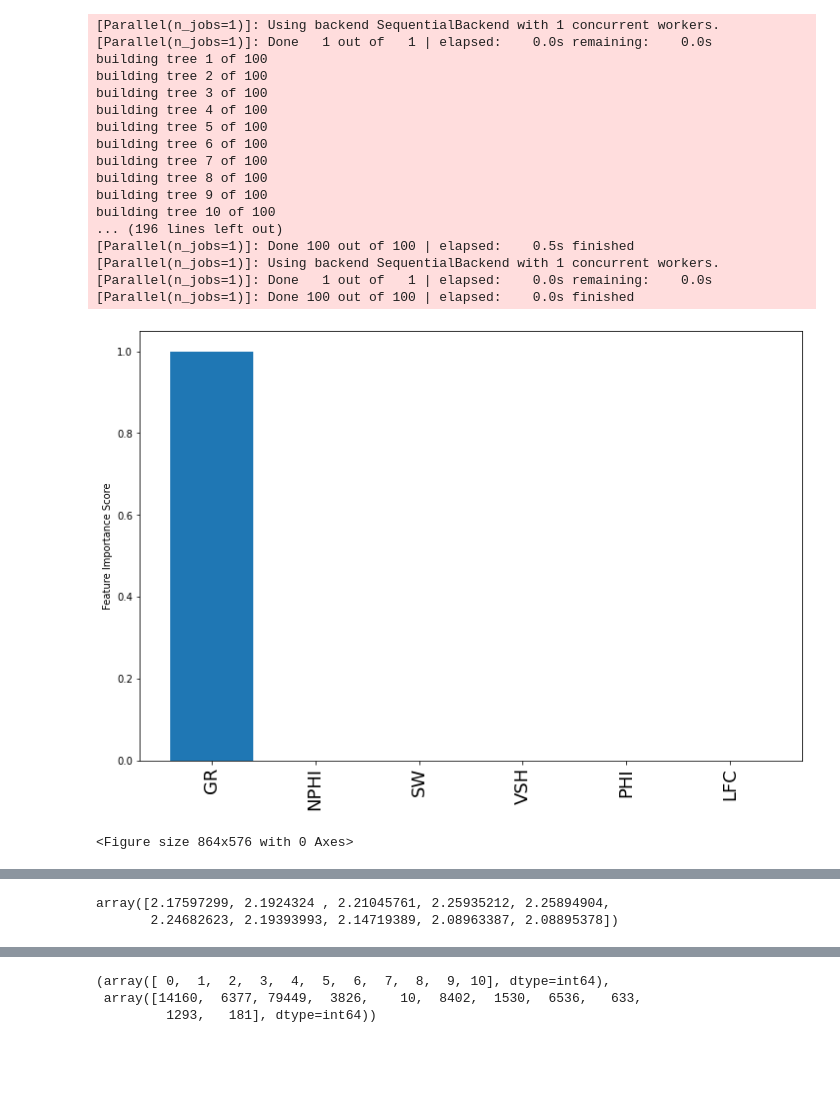
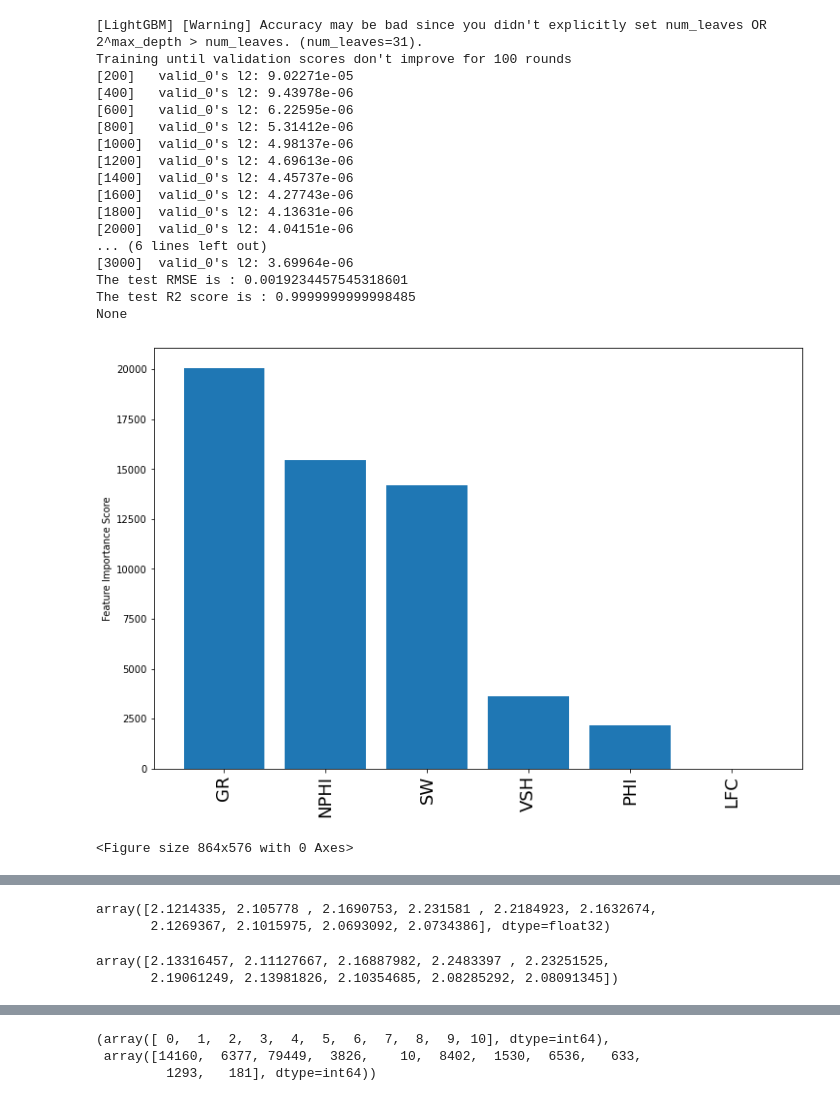
Before and after one commit to olawaleibrahim/petroeval, a Jupyter notebook: petroeval/Tutorial_ML.ipynb, the cells around one changed output, grey strips where cells are left out. Drawn from its saved outputs; the diff is of its cells as text; code cells hidden in the pictures; blank space fills up the shorter version.

Commit message:
lightgbm testing

```diff
--- a/petroeval/Tutorial_ML.ipynb
+++ b/petroeval/Tutorial_ML.ipynb
@@ -10,24 +10,24 @@ df = pd.read_csv('data/traindata.csv')
 # %%
 lithos = pds.PredictLitho(df, None)
 # %%
-predictions = lithos.predict('RHOB', 400, 1000)
+predictions = lithos.predict('RHOB', 400, 1000, model='LGB')
 # %% [output]
-[Parallel(n_jobs=1)]: Using backend SequentialBackend with 1 concurrent workers.
-[Parallel(n_jobs=1)]: Done   1 out of   1 | elapsed:    0.0s remaining:    0.0s
-building tree 1 of 100
-building tree 2 of 100
-building tree 3 of 100
-building tree 4 of 100
-building tree 5 of 100
-building tree 6 of 100
-building tree 7 of 100
-building tree 8 of 100
-building tree 9 of 100
-building tree 10 of 100
-... (196 lines left out)
-[Parallel(n_jobs=1)]: Done 100 out of 100 | elapsed:    0.5s finished
-[Parallel(n_jobs=1)]: Using backend SequentialBackend with 1 concurrent workers.
-[Parallel(n_jobs=1)]: Done   1 out of   1 | elapsed:    0.0s remaining:    0.0s
-[Parallel(n_jobs=1)]: Done 100 out of 100 | elapsed:    0.0s finished
+[LightGBM] [Warning] Accuracy may be bad since you didn't explicitly set num_leaves OR 2^max_depth > num_leaves. (num_leaves=31).
+Training until validation scores don't improve for 100 rounds
+[200]   valid_0's l2: 9.02271e-05
+[400]   valid_0's l2: 9.43978e-06
+[600]   valid_0's l2: 6.22595e-06
+[800]   valid_0's l2: 5.31412e-06
+[1000]  valid_0's l2: 4.98137e-06
+[1200]  valid_0's l2: 4.69613e-06
+[1400]  valid_0's l2: 4.45737e-06
+[1600]  valid_0's l2: 4.27743e-06
+[1800]  valid_0's l2: 4.13631e-06
+[2000]  valid_0's l2: 4.04151e-06
+... (6 lines left out)
+[3000]  valid_0's l2: 3.69964e-06
+The test RMSE is : 0.0019234457545318601
+The test R2 score is : 0.9999999999998485
+None
-[figure, old version]
+[figure, new version]
 <Figure size 864x576 with 0 Axes>
@@ -37,8 +34,13 @@ building tree 10 of 100
+# %%
+predictions[30:40]
+# %% [output]
+array([2.1214335, 2.105778 , 2.1690753, 2.231581 , 2.2184923, 2.1632674,
+       2.1269367, 2.1015975, 2.0693092, 2.0734386], dtype=float32)
 # %%
 predictions[30:40]
 # %% [output]
-array([2.17597299, 2.1924324 , 2.21045761, 2.25935212, 2.25894904,
-       2.24682623, 2.19393993, 2.14719389, 2.08963387, 2.08895378])
+array([2.13316457, 2.11127667, 2.16887982, 2.2483397 , 2.23251525,
+       2.19061249, 2.13981826, 2.10354685, 2.08285292, 2.08091345])
 # %%
 a = df.copy()
 # %%
```
Also changed, not shown: parts of 9 cells of this notebook, 1 other file.
